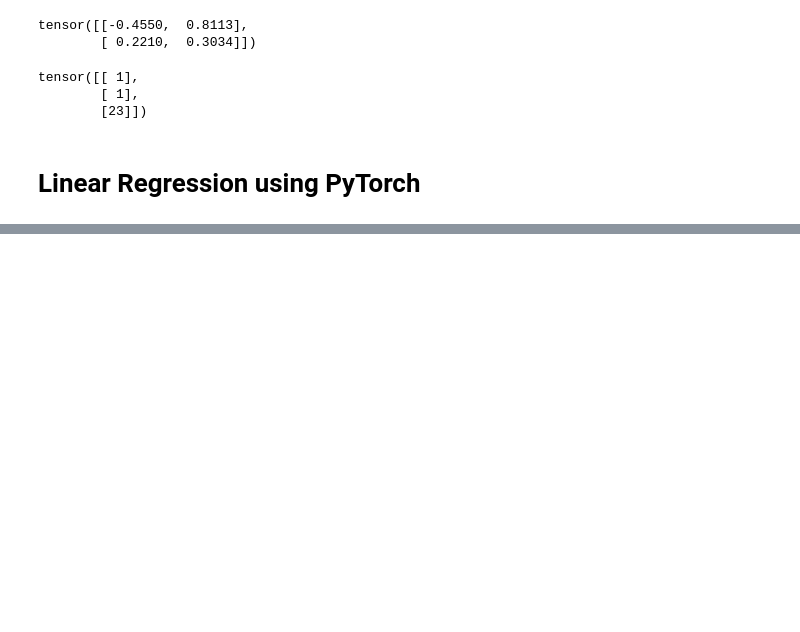
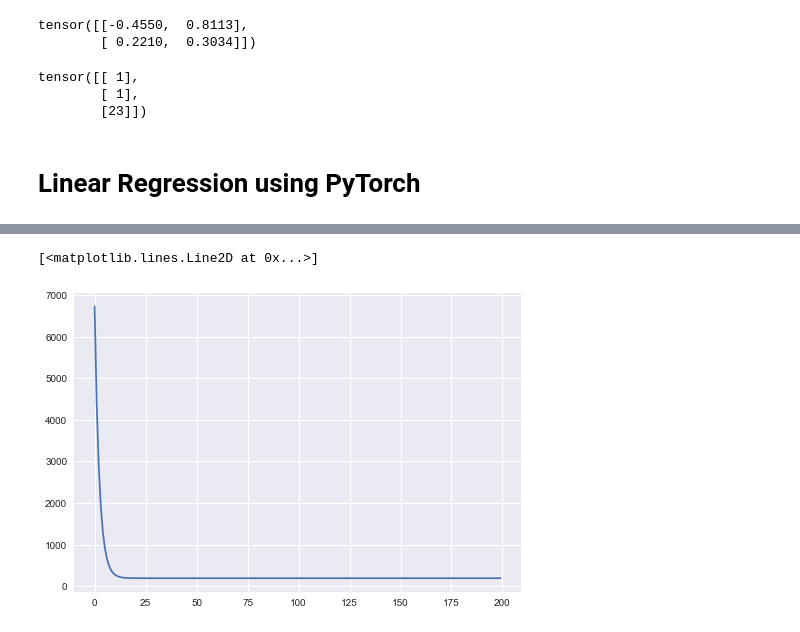
Before and after one commit to JayantGoel001/PyTorch-And-Tensorflow, a Jupyter notebook: PyTorch.ipynb, the cells around one changed output, grey strips where cells are left out. Saved outputs shown, nothing was run; the diff lists cells and outputs as text; code cells hidden in the pictures; blank space fills up the shorter version.

```diff
--- a/PyTorch.ipynb
+++ b/PyTorch.ipynb
@@ -63,0 +103,5 @@ FileNotFoundError: [Errno 2] File /Users/jgoel/Desktop/Data Science Self/LinearR
+# %%
+plt.plot(loss_list)
+# %% [output]
+[<matplotlib.lines.Line2D at 0x...>]
+[figure, added]
```
Also changed, not shown: parts of 9 cells of this notebook.
